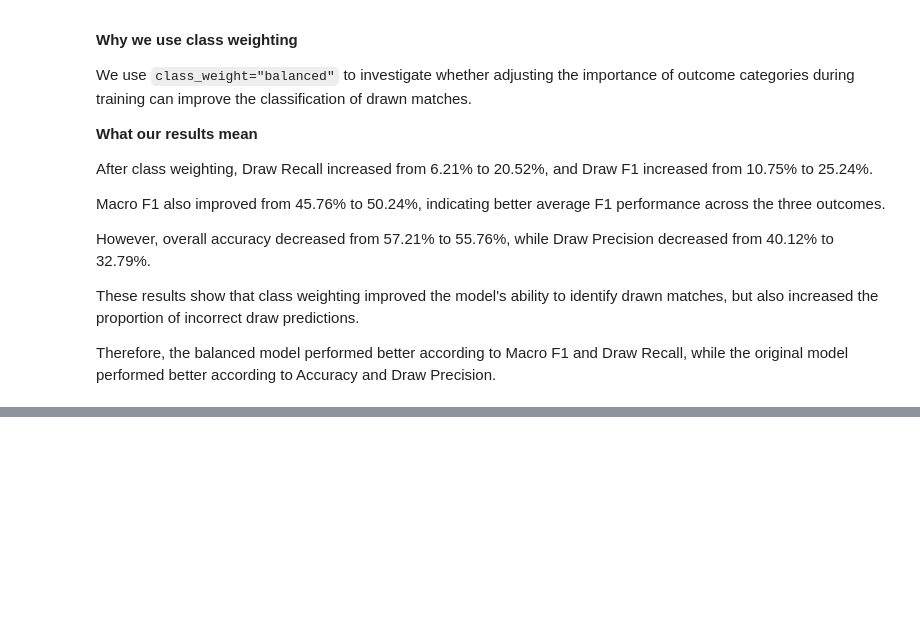
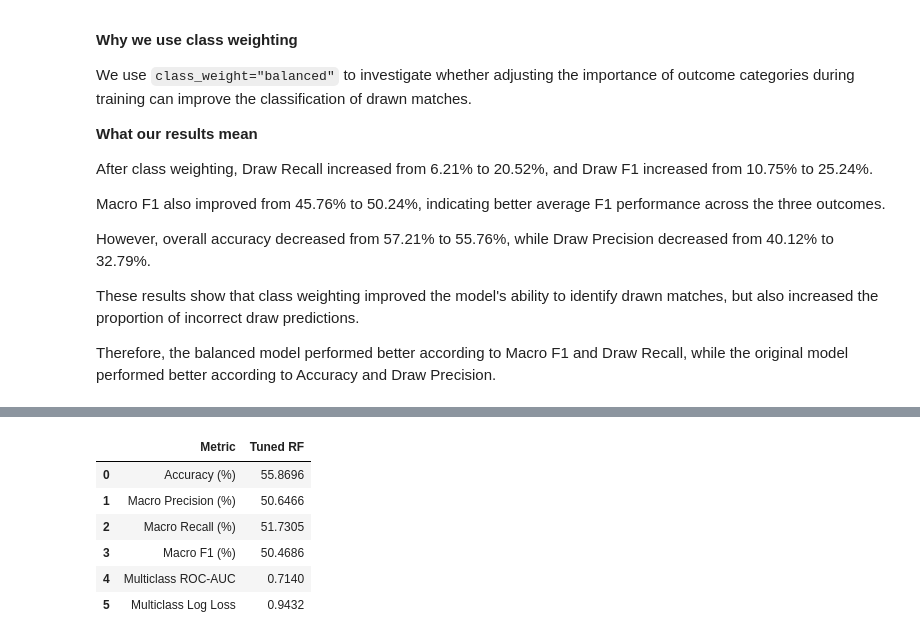
Before and after one commit to MichaelTM15/Sprint-1, a Jupyter notebook: BingquanW/04_RandomForest/RandomForest.ipynb, the cells around one changed output, grey strips where cells are left out. Saved outputs shown, nothing was run; the diff lists cells and outputs as text; code cells hidden in the pictures; blank space fills up the shorter version.

```diff
--- a/BingquanW/04_RandomForest/RandomForest.ipynb
+++ b/BingquanW/04_RandomForest/RandomForest.ipynb
@@ -791,0 +878,56 @@ Therefore, the balanced model performed better according to Macro F1 and Draw Re
+# %%
+
+from sklearn.metrics import (
+    accuracy_score,
+    precision_score,
+    recall_score,
+    f1_score,
+    roc_auc_score,
+    log_loss
+)
+import pandas as pd
+from IPython.display import display as show_table
+
+# Best model selected by GridSearchCV
+best_rf = grid_search.best_estimator_
+
+# Evaluate on Premier League test data
+y_pred_tuned = best_rf.predict(X_test)
+y_proba_tuned = best_rf.predict_proba(X_test)
+
+tuned_metrics = {
+    "Accuracy (%)": accuracy_score(y_test, y_pred_tuned) * 100,
+    "Macro Precision (%)": precision_score(
+        y_test, y_pred_tuned, average="macro", zero_division=0
+    ) * 100,
+    "Macro Recall (%)": recall_score(
+        y_test, y_pred_tuned, average="macro", zero_division=0
+    ) * 100,
+    "Macro F1 (%)": f1_score(
+        y_test, y_pred_tuned, average="macro", zero_division=0
+    ) * 100,
+    "Multiclass ROC-AUC": roc_auc_score(
+        y_test, y_proba_tuned,
+        labels=best_rf.classes_,
+        multi_class="ovr",
+        average="macro"
+    ),
+    "Multiclass Log Loss": log_loss(
+        y_test, y_proba_tuned, labels=best_rf.classes_
+    )
+}
+
+show_table(
+    pd.DataFrame({
+        "Metric": list(tuned_metrics.keys()),
+        "Tuned RF": list(tuned_metrics.values())
+    }).round(4)
+)
+# %% [output]
+|  | Metric | Tuned RF |
+| 0 | Accuracy (%) | 55.8696 |
+| 1 | Macro Precision (%) | 50.6466 |
+| 2 | Macro Recall (%) | 51.7305 |
+| 3 | Macro F1 (%) | 50.4686 |
+| 4 | Multiclass ROC-AUC | 0.7140 |
+| 5 | Multiclass Log Loss | 0.9432 |
```
Also changed, not shown: parts of 6 cells of this notebook, 5 other files.
